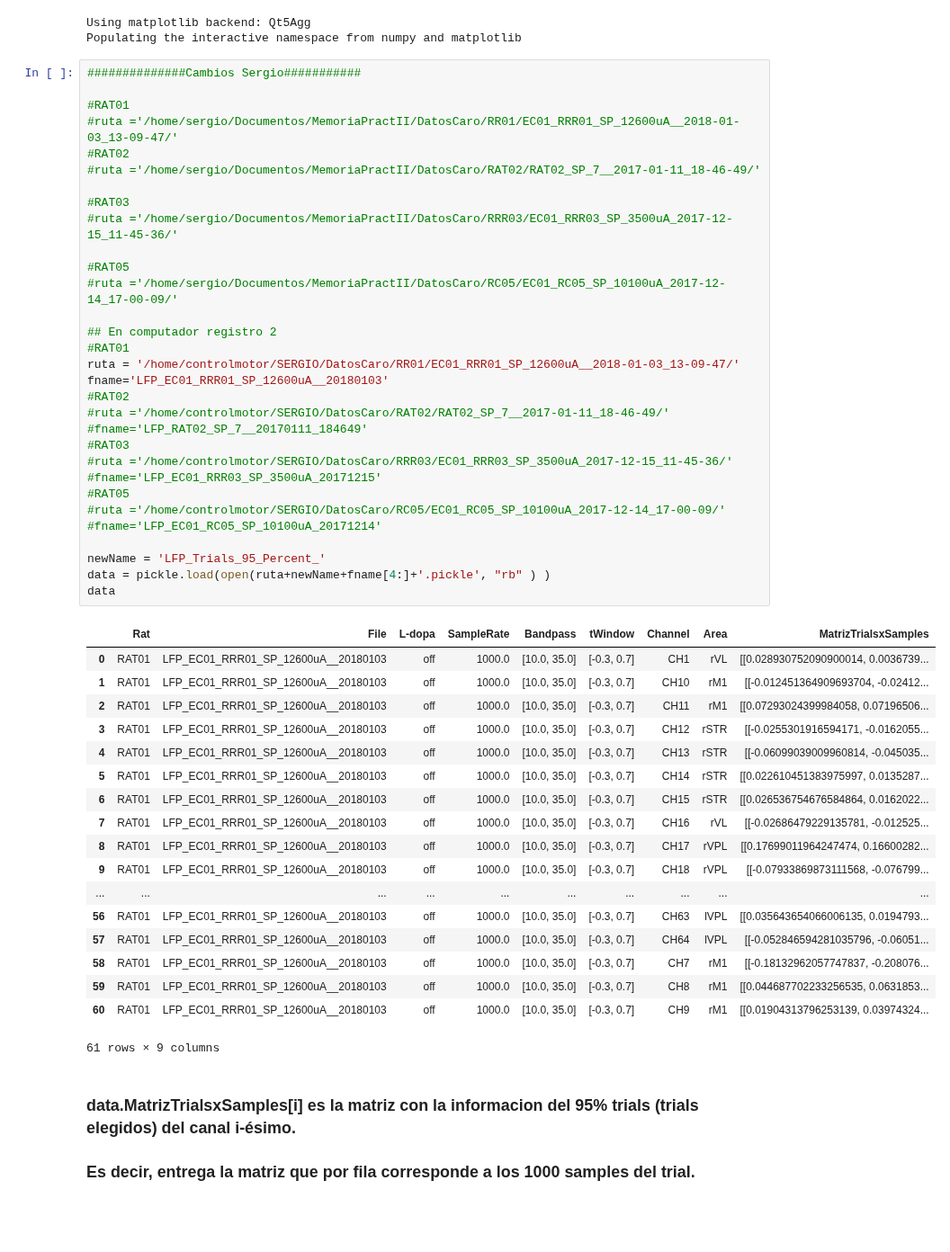
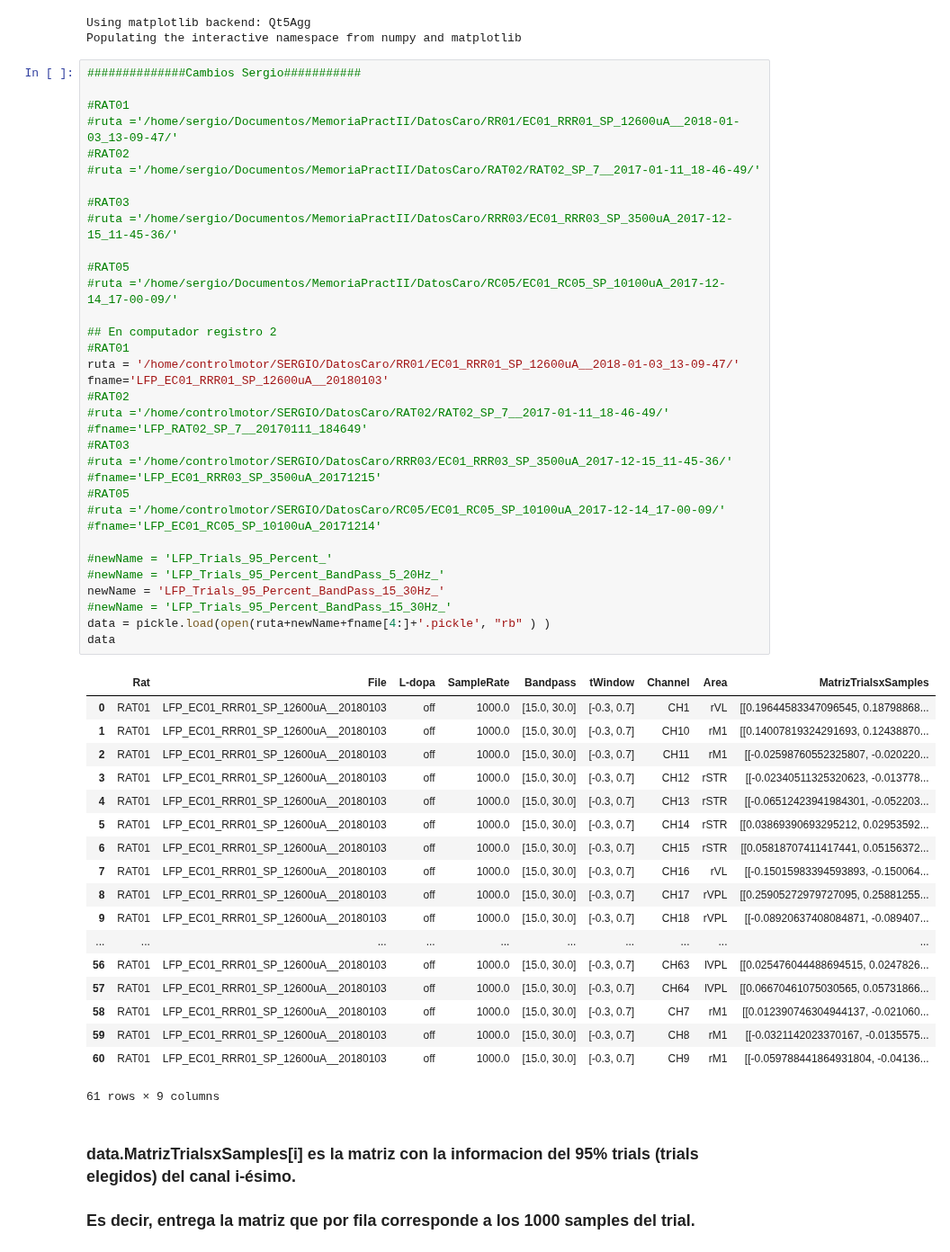
Before and after one commit to sergehijo/codigosPaper, a Jupyter notebook: 04a_PlotStackedPhases_16Mar.ipynb, the cells around one changed output. Shown at 90% size. Drawn from its saved outputs; the diff is of its cells as text; blank space fills up the shorter version.

```diff
--- a/04a_PlotStackedPhases_16Mar.ipynb
+++ b/04a_PlotStackedPhases_16Mar.ipynb
@@ -14,50 +26,53 @@ Populating the interactive namespace from numpy and matplotlib
 
 #RAT01
 #ruta ='/home/sergio/Documentos/MemoriaPractII/DatosCaro/RR01/EC01_RRR01_SP_12600uA__2018-01-03_13-09-47/'
 #RAT02
 #ruta ='/home/sergio/Documentos/MemoriaPractII/DatosCaro/RAT02/RAT02_SP_7__2017-01-11_18-46-49/'
 
 #RAT03
 #ruta ='/home/sergio/Documentos/MemoriaPractII/DatosCaro/RRR03/EC01_RRR03_SP_3500uA_2017-12-15_11-45-36/'
 
 #RAT05
 #ruta ='/home/sergio/Documentos/MemoriaPractII/DatosCaro/RC05/EC01_RC05_SP_10100uA_2017-12-14_17-00-09/'
 
 ## En computador registro 2
 #RAT01
 ruta = '/home/controlmotor/SERGIO/DatosCaro/RR01/EC01_RRR01_SP_12600uA__2018-01-03_13-09-47/'
 fname='LFP_EC01_RRR01_SP_12600uA__20180103'
 #RAT02
 #ruta ='/home/controlmotor/SERGIO/DatosCaro/RAT02/RAT02_SP_7__2017-01-11_18-46-49/'
 #fname='LFP_RAT02_SP_7__20170111_184649'
 #RAT03
 #ruta ='/home/controlmotor/SERGIO/DatosCaro/RRR03/EC01_RRR03_SP_3500uA_2017-12-15_11-45-36/'
 #fname='LFP_EC01_RRR03_SP_3500uA_20171215'
 #RAT05
 #ruta ='/home/controlmotor/SERGIO/DatosCaro/RC05/EC01_RC05_SP_10100uA_2017-12-14_17-00-09/'
 #fname='LFP_EC01_RC05_SP_10100uA_20171214'
 
-newName = 'LFP_Trials_95_Percent_'
+#newName = 'LFP_Trials_95_Percent_'
+#newName = 'LFP_Trials_95_Percent_BandPass_5_20Hz_'
+newName = 'LFP_Trials_95_Percent_BandPass_15_30Hz_'
+#newName = 'LFP_Trials_95_Percent_BandPass_15_30Hz_'
 data = pickle.load(open(ruta+newName+fname[4:]+'.pickle', "rb" ) )
 data
 # %% [output]
 |  | Rat | File | L-dopa | SampleRate | Bandpass | tWindow | Channel | Area | MatrizTrialsxSamples |
-| 0 | RAT01 | LFP_EC01_RRR01_SP_12600uA__20180103 | off | 1000.0 | [10.0, 35.0] | [-0.3, 0.7] | CH1 | rVL | [[0.028930752090900014, 0.0036739... |
-| 1 | RAT01 | LFP_EC01_RRR01_SP_12600uA__20180103 | off | 1000.0 | [10.0, 35.0] | [-0.3, 0.7] | CH10 | rM1 | [[-0.012451364909693704, -0.02412... |
-| 2 | RAT01 | LFP_EC01_RRR01_SP_12600uA__20180103 | off | 1000.0 | [10.0, 35.0] | [-0.3, 0.7] | CH11 | rM1 | [[0.07293024399984058, 0.07196506... |
-| 3 | RAT01 | LFP_EC01_RRR01_SP_12600uA__20180103 | off | 1000.0 | [10.0, 35.0] | [-0.3, 0.7] | CH12 | rSTR | [[-0.0255301916594171, -0.0162055... |
-| 4 | RAT01 | LFP_EC01_RRR01_SP_12600uA__20180103 | off | 1000.0 | [10.0, 35.0] | [-0.3, 0.7] | CH13 | rSTR | [[-0.06099039009960814, -0.045035... |
-| 5 | RAT01 | LFP_EC01_RRR01_SP_12600uA__20180103 | off | 1000.0 | [10.0, 35.0] | [-0.3, 0.7] | CH14 | rSTR | [[0.022610451383975997, 0.0135287... |
-| 6 | RAT01 | LFP_EC01_RRR01_SP_12600uA__20180103 | off | 1000.0 | [10.0, 35.0] | [-0.3, 0.7] | CH15 | rSTR | [[0.026536754676584864, 0.0162022... |
-| 7 | RAT01 | LFP_EC01_RRR01_SP_12600uA__20180103 | off | 1000.0 | [10.0, 35.0] | [-0.3, 0.7] | CH16 | rVL | [[-0.02686479229135781, -0.012525... |
-| 8 | RAT01 | LFP_EC01_RRR01_SP_12600uA__20180103 | off | 1000.0 | [10.0, 35.0] | [-0.3, 0.7] | CH17 | rVPL | [[0.17699011964247474, 0.16600282... |
-| 9 | RAT01 | LFP_EC01_RRR01_SP_12600uA__20180103 | off | 1000.0 | [10.0, 35.0] | [-0.3, 0.7] | CH18 | rVPL | [[-0.07933869873111568, -0.076799... |
+| 0 | RAT01 | LFP_EC01_RRR01_SP_12600uA__20180103 | off | 1000.0 | [15.0, 30.0] | [-0.3, 0.7] | CH1 | rVL | [[0.19644583347096545, 0.18798868... |
+| 1 | RAT01 | LFP_EC01_RRR01_SP_12600uA__20180103 | off | 1000.0 | [15.0, 30.0] | [-0.3, 0.7] | CH10 | rM1 | [[0.14007819324291693, 0.12438870... |
+| 2 | RAT01 | LFP_EC01_RRR01_SP_12600uA__20180103 | off | 1000.0 | [15.0, 30.0] | [-0.3, 0.7] | CH11 | rM1 | [[-0.02598760552325807, -0.020220... |
+| 3 | RAT01 | LFP_EC01_RRR01_SP_12600uA__20180103 | off | 1000.0 | [15.0, 30.0] | [-0.3, 0.7] | CH12 | rSTR | [[-0.02340511325320623, -0.013778... |
+| 4 | RAT01 | LFP_EC01_RRR01_SP_12600uA__20180103 | off | 1000.0 | [15.0, 30.0] | [-0.3, 0.7] | CH13 | rSTR | [[-0.06512423941984301, -0.052203... |
+| 5 | RAT01 | LFP_EC01_RRR01_SP_12600uA__20180103 | off | 1000.0 | [15.0, 30.0] | [-0.3, 0.7] | CH14 | rSTR | [[0.03869390693295212, 0.02953592... |
+| 6 | RAT01 | LFP_EC01_RRR01_SP_12600uA__20180103 | off | 1000.0 | [15.0, 30.0] | [-0.3, 0.7] | CH15 | rSTR | [[0.05818707411417441, 0.05156372... |
+| 7 | RAT01 | LFP_EC01_RRR01_SP_12600uA__20180103 | off | 1000.0 | [15.0, 30.0] | [-0.3, 0.7] | CH16 | rVL | [[-0.15015983394593893, -0.150064... |
+| 8 | RAT01 | LFP_EC01_RRR01_SP_12600uA__20180103 | off | 1000.0 | [15.0, 30.0] | [-0.3, 0.7] | CH17 | rVPL | [[0.25905272979727095, 0.25881255... |
+| 9 | RAT01 | LFP_EC01_RRR01_SP_12600uA__20180103 | off | 1000.0 | [15.0, 30.0] | [-0.3, 0.7] | CH18 | rVPL | [[-0.08920637408084871, -0.089407... |
 | ... | ... | ... | ... | ... | ... | ... | ... | ... | ... |
-| 56 | RAT01 | LFP_EC01_RRR01_SP_12600uA__20180103 | off | 1000.0 | [10.0, 35.0] | [-0.3, 0.7] | CH63 | lVPL | [[0.035643654066006135, 0.0194793... |
-| 57 | RAT01 | LFP_EC01_RRR01_SP_12600uA__20180103 | off | 1000.0 | [10.0, 35.0] | [-0.3, 0.7] | CH64 | lVPL | [[-0.052846594281035796, -0.06051... |
-| 58 | RAT01 | LFP_EC01_RRR01_SP_12600uA__20180103 | off | 1000.0 | [10.0, 35.0] | [-0.3, 0.7] | CH7 | rM1 | [[-0.18132962057747837, -0.208076... |
-| 59 | RAT01 | LFP_EC01_RRR01_SP_12600uA__20180103 | off | 1000.0 | [10.0, 35.0] | [-0.3, 0.7] | CH8 | rM1 | [[0.044687702233256535, 0.0631853... |
-| 60 | RAT01 | LFP_EC01_RRR01_SP_12600uA__20180103 | off | 1000.0 | [10.0, 35.0] | [-0.3, 0.7] | CH9 | rM1 | [[0.01904313796253139, 0.03974324... |
+| 56 | RAT01 | LFP_EC01_RRR01_SP_12600uA__20180103 | off | 1000.0 | [15.0, 30.0] | [-0.3, 0.7] | CH63 | lVPL | [[0.025476044488694515, 0.0247826... |
+| 57 | RAT01 | LFP_EC01_RRR01_SP_12600uA__20180103 | off | 1000.0 | [15.0, 30.0] | [-0.3, 0.7] | CH64 | lVPL | [[0.06670461075030565, 0.05731866... |
+| 58 | RAT01 | LFP_EC01_RRR01_SP_12600uA__20180103 | off | 1000.0 | [15.0, 30.0] | [-0.3, 0.7] | CH7 | rM1 | [[0.012390746304944137, -0.021060... |
+| 59 | RAT01 | LFP_EC01_RRR01_SP_12600uA__20180103 | off | 1000.0 | [15.0, 30.0] | [-0.3, 0.7] | CH8 | rM1 | [[-0.0321142023370167, -0.0135575... |
+| 60 | RAT01 | LFP_EC01_RRR01_SP_12600uA__20180103 | off | 1000.0 | [15.0, 30.0] | [-0.3, 0.7] | CH9 | rM1 | [[-0.059788441864931804, -0.04136... |
 61 rows × 9 columns
 # %% [markdown]
 ### data.MatrizTrialsxSamples[i] es la matriz con la informacion del 95% trials (trials elegidos) del canal i-ésimo.
```
Also changed, not shown: parts of 22 cells of this notebook, 3 other files.
